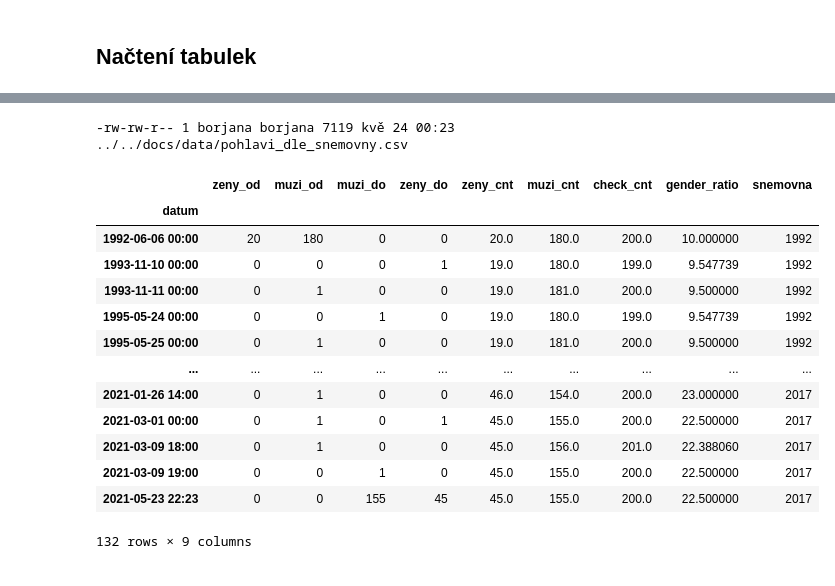
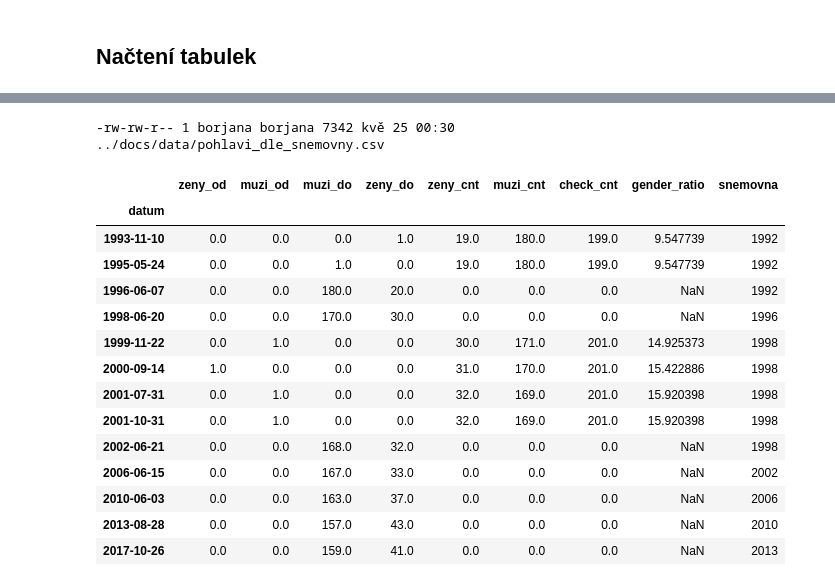
Before and after one commit to parlamentikon/parlamentikon, a Jupyter notebook: notebooks/Poslanci.src.ipynb, the cells around one changed output, grey strips where cells are left out. Cells and saved outputs as stored; diff of their text form; code cells hidden in the pictures.

```diff
--- a/notebooks/Poslanci.src.ipynb
+++ b/notebooks/Poslanci.src.ipynb
@@ -127,21 +127,24 @@ for i in snemovny:
 def pohlavi_dle_snemovny(snemovna):
     x = poslanci[snemovna]
 
-    zeny_od = x[x.pohlavi == 'žena'].groupby('od_parlament').size().to_frame('zeny_od').rename_axis(index={'od_parlament': 'datum'})
-    zeny_do = x[x.pohlavi == 'žena'].groupby('do_parlament', dropna=False).size().to_frame('zeny_do').rename_axis(index={'do_parlament': 'datum'})
-    #zeny_do.index = zeny_do.index.fillna(pd.to_datetime("now"))
+    zeny_od = x[x.pohlavi == 'žena'].groupby(x.od_parlament.dt.date, dropna=False).size().to_frame('zeny_od').rename_axis(index={'od_parlament': 'datum'})
+    zeny_do = x[x.pohlavi == 'žena'].groupby(x.do_parlament.dt.date, dropna=False).size().to_frame('zeny_do').rename_axis(index={'do_parlament': 'datum'})
+
     if snemovna < 2002:
-        zeny_do.index = zeny_do.index.shift(1, freq='D')
+        zeny_do.index = (pd.to_datetime(zeny_do.index) + pd.DateOffset(days=1)).date
+        zeny_do.index.name = 'datum'
 
-    muzi_od = x[x.pohlavi == 'muž'].groupby('od_parlament').size().to_frame('muzi_od').rename_axis(index={'od_parlament': 'datum'})
-    muzi_do = x[x.pohlavi == 'muž'].groupby('do_parlament',  dropna=False).size().to_frame('muzi_do').rename_axis(index={'do_parlament': 'datum'})
-    #muzi_do.index = muzi_do.index.fillna(pd.to_datetime("now"))
-    #print(muzi_do[muzi_do.muzi_do.isna()])
+    muzi_od = x[x.pohlavi == 'muž'].groupby(x.od_parlament.dt.date, dropna=False).size().to_frame('muzi_od').rename_axis(index={'od_parlament': 'datum'})
+    muzi_do = x[x.pohlavi == 'muž'].groupby(x.do_parlament.dt.date,  dropna=False).size().to_frame('muzi_do').rename_axis(index={'do_parlament': 'datum'})
+
     if snemovna < 2002:
-        muzi_do.index = muzi_do.index.shift(1, freq='D')
+        muzi_do.index = (pd.to_datetime(muzi_do.index) + pd.DateOffset(days=1)).date
+        muzi_do.index.name = 'datum'
 
     df = zeny_od.merge(muzi_od, how='outer', on='datum').merge(muzi_do, how='outer', on='datum').merge(zeny_do, how='outer', on='datum').sort_index()
     df = df.fillna(0)
+
+    # Fix pandas error which converted groupby sizes from int to float
     df['zeny_od'], df['zeny_do'] = df['zeny_od'].astype(int), df['zeny_do'].astype(int)
     df['muzi_od'], df['muzi_do'] = df['muzi_od'].astype(int), df['muzi_do'].astype(int)
 
@@ -149,52 +152,64 @@ def pohlavi_dle_snemovny(snemovna):
     df['muzi_cnt'] = df['muzi_od'].cumsum() - df['muzi_do'].cumsum()
     df['check_cnt'] = df['zeny_cnt'] + df['muzi_cnt']
 
-    if (len(df) > 1) and (df.iloc[-1].check_cnt == 0):
-        df.iloc[-1, df.columns.get_loc('zeny_cnt')] = df.iloc[-2].zeny_cnt
-        df.iloc[-1, df.columns.get_loc('muzi_cnt')] = df.iloc[-2].muzi_cnt
+    # pri rozpusteni snemovny se atribut do_parlament pro vsechny poslance nastavuje na urcite datum
+    if (len(df) > 1) and (df.iloc[-1].check_cnt == 0) and not(pd.isna(df.index[-1])):
+        last_zeny_cnt, last_muzi_cnt = df.iloc[-2].zeny_cnt, df.iloc[-2].muzi_cnt
+        previous_snemovna_do = (df.index[-1] - pd.DateOffset(days=1)).date()
+        df.loc[previous_snemovna_do, 'zeny_cnt'] = last_zeny_cnt
+        df.loc[previous_snemovna_do, 'muzi_cnt'] = last_muzi_cnt
+
         df['check_cnt'] = df['zeny_cnt'] + df['muzi_cnt']
 
     df['gender_ratio'] = 100 * df['zeny_cnt'] / (df['zeny_cnt'] + df['muzi_cnt'])
 
     df['snemovna'] = snemovna
 
+    # pro poslance v soucasne snemovne zpravidla plati: do_parlament == nan
+    # index s nan hodnotou prepiseme soucasnym datem
     if (len(df) > 1) and (pd.isna(df.index[-1])):
         df.rename(index={pd.NaT: pd.to_datetime("now").tz_localize('Europe/Prague')}, inplace=True)
         df.iloc[-1, df.columns.get_loc('zeny_cnt')] = df.iloc[-2].zeny_cnt
         df.iloc[-1, df.columns.get_loc('muzi_cnt')] = df.iloc[-2].muzi_cnt
         df['check_cnt'] = df['zeny_cnt'] + df['muzi_cnt']
 
+
+    df = df.sort_index()
+
     return df
 # %%
 podily = []
 for snemovna in snemovny:
     podily.append(pohlavi_dle_snemovny(snemovna))
 
 podily_df = pd.concat(podily, join='outer')
-podily_df.index = podily_df.index.strftime("%Y-%m-%d %H:%M")
+#podily_df.index = podily_df.index.strftime("%Y-%m-%d %H:%M")
 
 ! mkdir -p "../docs/data"
 export_path = "../docs/data/pohlavi_dle_snemovny.csv"
 podily_df.to_csv(export_path)
 ! ls -l {export_path}
 
-podily_df
+podily_df[(podily_df.check_cnt != 200) & (podily_df.snemovna == 1992)]
+podily_df[(podily_df.check_cnt != 200)]
+#podily_df[podily_df.snemovna == 1992]
 # %% [output]
--rw-rw-r-- 1 borjana borjana 7119 kvě 24 00:23 ../../docs/data/pohlavi_dle_snemovny.csv
+-rw-rw-r-- 1 borjana borjana 7342 kvě 25 00:30 ../docs/data/pohlavi_dle_snemovny.csv
 |  | zeny_od | muzi_od | muzi_do | zeny_do | zeny_cnt | muzi_cnt | check_cnt | gender_ratio | snemovna |
 | datum |  |  |  |  |  |  |  |  |  |
-| 1992-06-06 00:00 | 20 | 180 | 0 | 0 | 20.0 | 180.0 | 200.0 | 10.000000 | 1992 |
-| 1993-11-10 00:00 | 0 | 0 | 0 | 1 | 19.0 | 180.0 | 199.0 | 9.547739 | 1992 |
-| 1993-11-11 00:00 | 0 | 1 | 0 | 0 | 19.0 | 181.0 | 200.0 | 9.500000 | 1992 |
-| 1995-05-24 00:00 | 0 | 0 | 1 | 0 | 19.0 | 180.0 | 199.0 | 9.547739 | 1992 |
-| 1995-05-25 00:00 | 0 | 1 | 0 | 0 | 19.0 | 181.0 | 200.0 | 9.500000 | 1992 |
-| ... | ... | ... | ... | ... | ... | ... | ... | ... | ... |
-| 2021-01-26 14:00 | 0 | 1 | 0 | 0 | 46.0 | 154.0 | 200.0 | 23.000000 | 2017 |
-| 2021-03-01 00:00 | 0 | 1 | 0 | 1 | 45.0 | 155.0 | 200.0 | 22.500000 | 2017 |
-| 2021-03-09 18:00 | 0 | 1 | 0 | 0 | 45.0 | 156.0 | 201.0 | 22.388060 | 2017 |
-| 2021-03-09 19:00 | 0 | 0 | 1 | 0 | 45.0 | 155.0 | 200.0 | 22.500000 | 2017 |
-| 2021-05-23 22:23 | 0 | 0 | 155 | 45 | 45.0 | 155.0 | 200.0 | 22.500000 | 2017 |
+| 1993-11-10 | 0.0 | 0.0 | 0.0 | 1.0 | 19.0 | 180.0 | 199.0 | 9.547739 | 1992 |
+| 1995-05-24 | 0.0 | 0.0 | 1.0 | 0.0 | 19.0 | 180.0 | 199.0 | 9.547739 | 1992 |
+| 1996-06-07 | 0.0 | 0.0 | 180.0 | 20.0 | 0.0 | 0.0 | 0.0 | NaN | 1992 |
+| 1998-06-20 | 0.0 | 0.0 | 170.0 | 30.0 | 0.0 | 0.0 | 0.0 | NaN | 1996 |
+| 1999-11-22 | 0.0 | 1.0 | 0.0 | 0.0 | 30.0 | 171.0 | 201.0 | 14.925373 | 1998 |
+| 2000-09-14 | 1.0 | 0.0 | 0.0 | 0.0 | 31.0 | 170.0 | 201.0 | 15.422886 | 1998 |
+| 2001-07-31 | 0.0 | 1.0 | 0.0 | 0.0 | 32.0 | 169.0 | 201.0 | 15.920398 | 1998 |
+| 2001-10-31 | 0.0 | 1.0 | 0.0 | 0.0 | 32.0 | 169.0 | 201.0 | 15.920398 | 1998 |
+| 2002-06-21 | 0.0 | 0.0 | 168.0 | 32.0 | 0.0 | 0.0 | 0.0 | NaN | 1998 |
+| 2006-06-15 | 0.0 | 0.0 | 167.0 | 33.0 | 0.0 | 0.0 | 0.0 | NaN | 2002 |
+| 2010-06-03 | 0.0 | 0.0 | 163.0 | 37.0 | 0.0 | 0.0 | 0.0 | NaN | 2006 |
+| 2013-08-28 | 0.0 | 0.0 | 157.0 | 43.0 | 0.0 | 0.0 | 0.0 | NaN | 2010 |
+| 2017-10-26 | 0.0 | 0.0 | 159.0 | 41.0 | 0.0 | 0.0 | 0.0 | NaN | 2013 |
-132 rows × 9 columns
 # %%
 fig = go.Figure()
 
```
Also changed, not shown: parts of 3 cells of this notebook, 1 other file.
